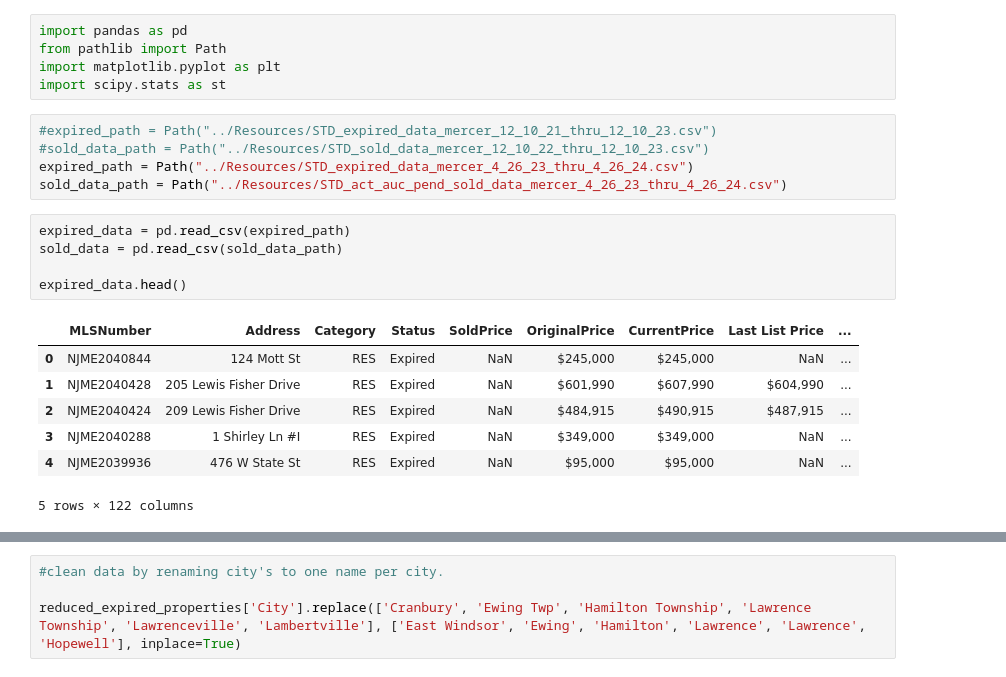
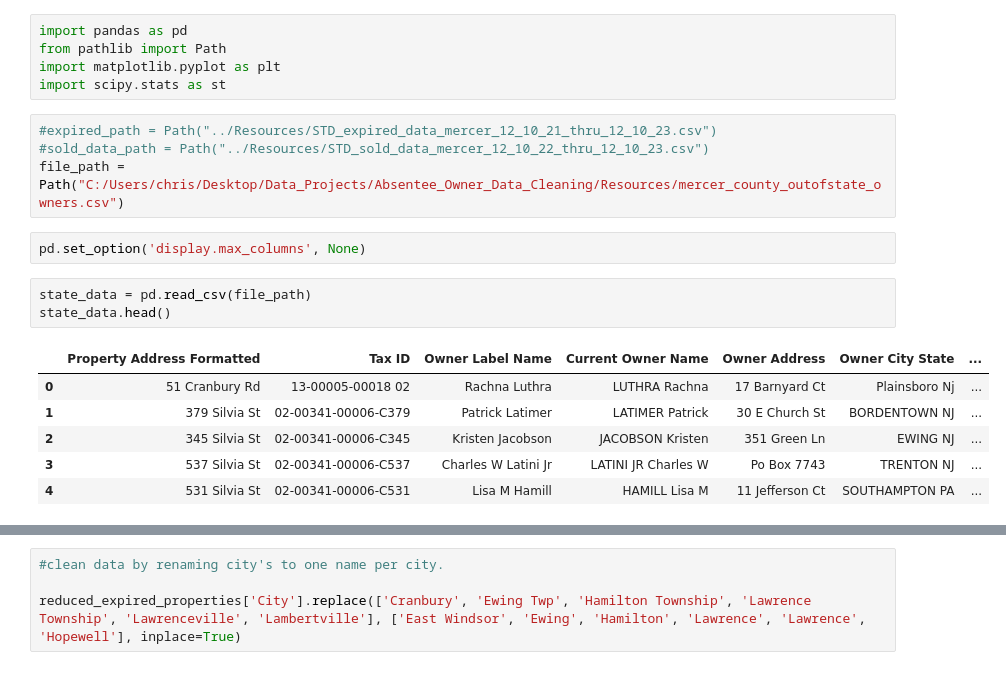
Before and after one commit to cavallon/Absentee_Owner_Data_Cleaning, a Jupyter notebook: out_of_state_code.ipynb, the cells around one changed output, grey strips where cells are left out. Saved outputs shown, nothing was run; the diff lists cells and outputs as text.

```diff
--- a/out_of_state_code.ipynb
+++ b/out_of_state_code.ipynb
@@ -6,21 +6,19 @@ import scipy.stats as st
 # %%
 #expired_path = Path("../Resources/STD_expired_data_mercer_12_10_21_thru_12_10_23.csv")
 #sold_data_path = Path("../Resources/STD_sold_data_mercer_12_10_22_thru_12_10_23.csv")
-expired_path = Path("../Resources/STD_expired_data_mercer_4_26_23_thru_4_26_24.csv")
-sold_data_path = Path("../Resources/STD_act_auc_pend_sold_data_mercer_4_26_23_thru_4_26_24.csv")
+file_path = Path("C:/Users/chris/Desktop/Data_Projects/Absentee_Owner_Data_Cleaning/Resources/mercer_county_outofstate_owners.csv")
-# %%
-expired_data = pd.read_csv(expired_path)
-sold_data = pd.read_csv(sold_data_path)
-
-expired_data.head()
-# %% [output]
-|  | MLSNumber | Address | Category | Status | SoldPrice | OriginalPrice | CurrentPrice | Last List Price | ... |
-| 0 | NJME2040844 | 124 Mott St | RES | Expired | NaN | $245,000 | $245,000 | NaN | ... |
-| 1 | NJME2040428 | 205 Lewis Fisher Drive | RES | Expired | NaN | $601,990 | $607,990 | $604,990 | ... |
-| 2 | NJME2040424 | 209 Lewis Fisher Drive | RES | Expired | NaN | $484,915 | $490,915 | $487,915 | ... |
-| 3 | NJME2040288 | 1 Shirley Ln #I | RES | Expired | NaN | $349,000 | $349,000 | NaN | ... |
-| 4 | NJME2039936 | 476 W State St | RES | Expired | NaN | $95,000 | $95,000 | NaN | ... |
-5 rows × 122 columns
+# %%
+pd.set_option('display.max_columns', None)
+# %%
+state_data = pd.read_csv(file_path)
+state_data.head()
+# %% [output]
+|  | Property Address Formatted | Tax ID | Owner Label Name | Current Owner Name | Owner Address | Owner City State | ... |
+| 0 | 51 Cranbury Rd | 13-00005-00018 02 | Rachna Luthra | LUTHRA Rachna | 17 Barnyard Ct | Plainsboro Nj | ... |
+| 1 | 379 Silvia St | 02-00341-00006-C379 | Patrick Latimer | LATIMER Patrick | 30 E Church St | BORDENTOWN NJ | ... |
+| 2 | 345 Silvia St | 02-00341-00006-C345 | Kristen Jacobson | JACOBSON Kristen | 351 Green Ln | EWING NJ | ... |
+| 3 | 537 Silvia St | 02-00341-00006-C537 | Charles W Latini Jr | LATINI JR Charles W | Po Box 7743 | TRENTON NJ | ... |
+| 4 | 531 Silvia St | 02-00341-00006-C531 | Lisa M Hamill | HAMILL Lisa M | 11 Jefferson Ct | SOUTHAMPTON PA | ... |
 # %%
 #merge expired data with sold data.
 
```
Also changed, not shown: parts of 18 cells of this notebook, 3 other files.
